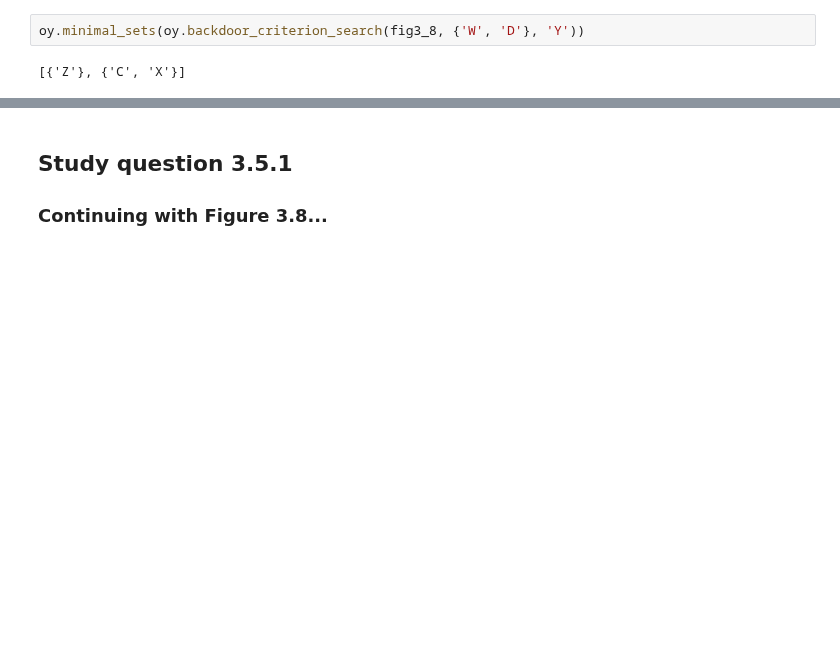
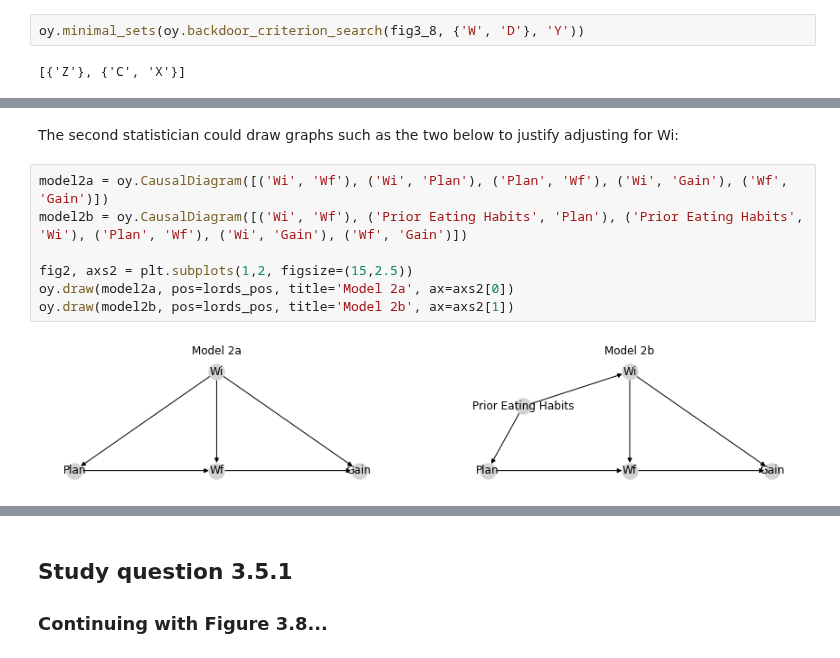
Before and after one commit to BrennanBarker/oyster, a Jupyter notebook: primer_study_questions.ipynb, the cells around one changed output, grey strips where cells are left out. Saved outputs shown, nothing was run; the diff lists cells and outputs as text; blank space fills up the shorter version.

```diff
--- a/primer_study_questions.ipynb
+++ b/primer_study_questions.ipynb
@@ -582,0 +624,11 @@ oy.minimal_sets(oy.backdoor_criterion_search(fig3_8, {'W', 'D'}, 'Y'))
+# %% [markdown]
+The second statistician could draw graphs such as the two below to justify adjusting for Wi:
+# %%
+model2a = oy.CausalDiagram([('Wi', 'Wf'), ('Wi', 'Plan'), ('Plan', 'Wf'), ('Wi', 'Gain'), ('Wf', 'Gain')])
+model2b = oy.CausalDiagram([('Wi', 'Wf'), ('Prior Eating Habits', 'Plan'), ('Prior Eating Habits', 'Wi'), ('Plan', 'Wf'), ('Wi', 'Gain'), ('Wf', 'Gain')])
+
+fig2, axs2 = plt.subplots(1,2, figsize=(15,2.5))
+oy.draw(model2a, pos=lords_pos, title='Model 2a', ax=axs2[0])
+oy.draw(model2b, pos=lords_pos, title='Model 2b', ax=axs2[1])
+# %% [output]
+[figure, added]
```
Also changed, not shown: parts of 10 cells of this notebook, 1 other file.
